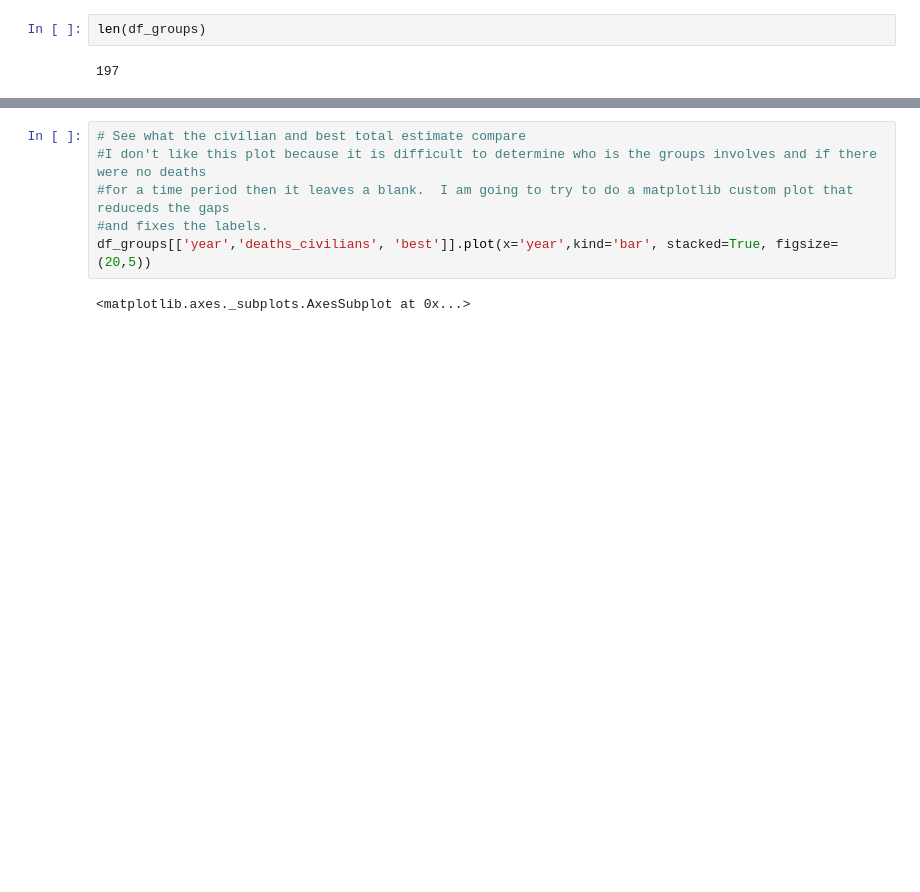
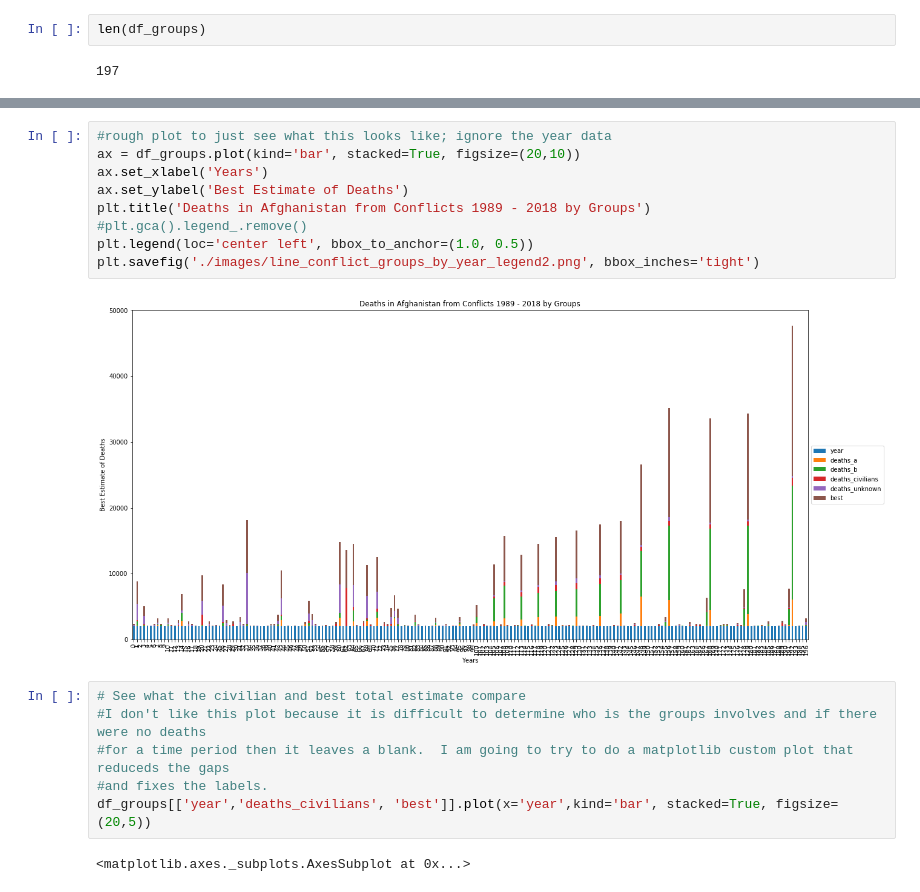
Before and after one commit to mmpatterson/civil-conflict, a Jupyter notebook: Afgh_conflicts_by_group.ipynb, the cells around one changed output, grey strips where cells are left out. Drawn from its saved outputs; the diff is of its cells as text; blank space fills up the shorter version.

```diff
--- a/Afgh_conflicts_by_group.ipynb
+++ b/Afgh_conflicts_by_group.ipynb
@@ -322,6 +323,17 @@ df_groups.head(20)
 | 17 | 1991 | Hizb-i Islami-yi Afghanistan and ... | 0 | 0 | 0 | 200 | 200 |
 | 18 | 1991 | Hizb-i Islami-yi Afghanistan and ... | 0 | 0 | 11 | 40 | 51 |
 | 19 | 1992 | Civilians and Government of Afgha... | 0 | 0 | 8 | 0 | 8 |
+# %%
+#rough plot to just see what this looks like; ignore the year data
+ax = df_groups.plot(kind='bar', stacked=True, figsize=(20,10))
+ax.set_xlabel('Years')
+ax.set_ylabel('Best Estimate of Deaths')
+plt.title('Deaths in Afghanistan from Conflicts 1989 - 2018 by Groups')
+#plt.gca().legend_.remove()
+plt.legend(loc='center left', bbox_to_anchor=(1.0, 0.5))
+plt.savefig('./images/line_conflict_groups_by_year_legend2.png', bbox_inches='tight')
+# %% [output]
+[figure, added]
 # %%
 # See what the civilian and best total estimate compare
 #I don't like this plot because it is difficult to determine who is the groups involves and if there were no deaths
```
Also changed, not shown: parts of 26 cells of this notebook, 6 other files.
